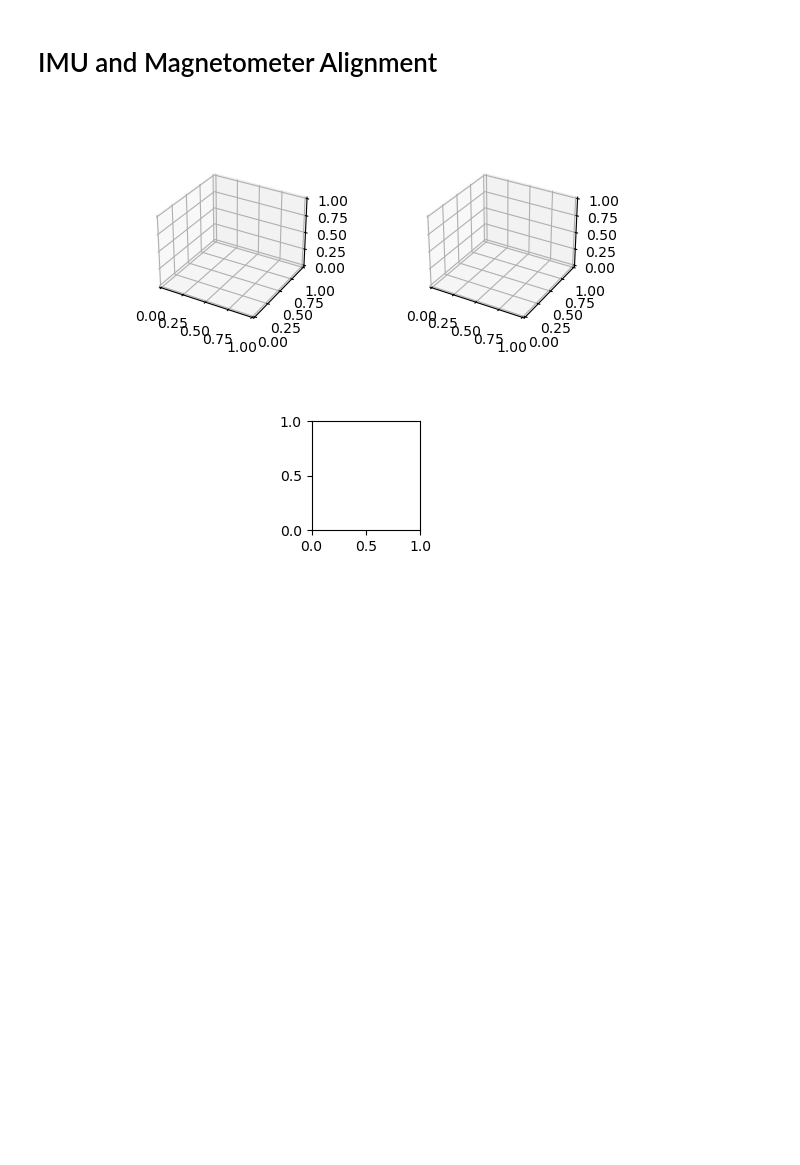
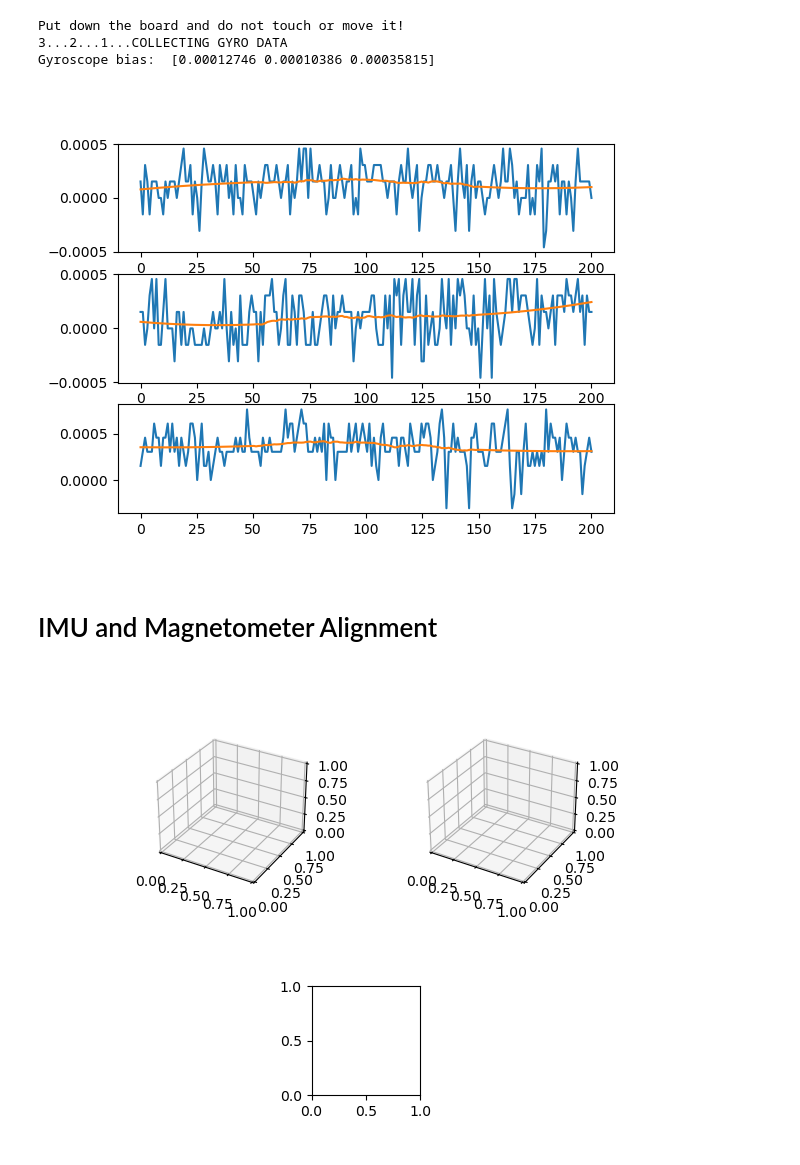
Before and after one commit to Gustavo-V-F/MNA23-Calibration, a Jupyter notebook: Mag_Gyro_Calibration.ipynb, the cells around one changed output. Drawn from its saved outputs; the diff is of its cells as text; code cells hidden in the pictures; blank space fills up the shorter version.

```diff
--- a/Mag_Gyro_Calibration.ipynb
+++ b/Mag_Gyro_Calibration.ipynb
@@ -67,7 +67,7 @@ def parse_message(ws):
 HISTORY_SIZE_MAG_ACCEL = 12
 HISTORY_SIZE_GYRO = int(2500/3)
 SAMPLE_SIZE_MAG_ACCEL = 30
-SAMPLE_SIZE_GYRO = 100
+SAMPLE_SIZE_GYRO = 200
 
 # Rotation matrix to align magnetometer axes to accelerometer and gyroscope axes
 mag_align = Rotation.from_euler('ZX', [90, 180], degrees=True) # Upper case for intrinsic rotation, lower for extrinsic rotation
@@ -83,6 +83,50 @@ ALT = 0.0
 DAT = toYearFraction(dt.today())
 
 ADDR = "192.168.15.207"
+# %%
+ws_gyro = websocket.WebSocket()
+ws_gyro.connect("ws://" + ADDR + ":8080/sensor/connect?type=android.sensor.gyroscope")
+samples = np.linspace(0, SAMPLE_SIZE_GYRO, SAMPLE_SIZE_GYRO)
+print("Put down the board and do not touch or move it!")
+for s in range(3, 0, -1):
+    print(s, end='...')
+    time.sleep(1)
+print("COLLECTING GYRO DATA")
+
+# Deque for axes
+gyro_x = deque(maxlen=SAMPLE_SIZE_GYRO)
+gyro_y = deque(maxlen=SAMPLE_SIZE_GYRO)
+gyro_z = deque(maxlen=SAMPLE_SIZE_GYRO)
+while len(gyro_x) < (SAMPLE_SIZE_GYRO):
+    ret = parse_message(ws_gyro)
+    #print(ret)
+    if not ret:
+        continue
+    x, y, z = ret[0:3]
+    gyro_x.append(x)
+    gyro_y.append(y)
+    gyro_z.append(z)
+
+gyro_bias = np.array([savgol_filter(gyro_x, int(SAMPLE_SIZE_GYRO/2) + 1, 2),\
+                    savgol_filter(gyro_y, int(SAMPLE_SIZE_GYRO/2) + 1, 2),\
+                    savgol_filter(gyro_z, int(SAMPLE_SIZE_GYRO/2) + 1, 2)])
+wstill = np.array([np.mean(gyro_bias[0]), np.mean(gyro_bias[1]), np.mean(gyro_bias[2])])
+print('Gyroscope bias: ', wstill)
+plt.close(1)
+plt.figure(1)
+plt.clf()
+plt.subplot(3, 1, 1)
+plt.plot(samples, gyro_x, samples, gyro_bias[0])
+plt.subplot(3, 1, 2)
+plt.plot(samples, gyro_y, samples, gyro_bias[1])
+plt.subplot(3, 1, 3)
+plt.plot(samples, gyro_z, samples, gyro_bias[2]);
+ws_gyro.close()
+# %% [output]
+Put down the board and do not touch or move it!
+3...2...1...COLLECTING GYRO DATA
+Gyroscope bias:  [0.00012746 0.00010386 0.00035815]
+[figure, added]
 # %% [markdown]
 # IMU and Magnetometer Alignment
 # %%
```
Also changed, not shown: parts of 5 cells of this notebook.
